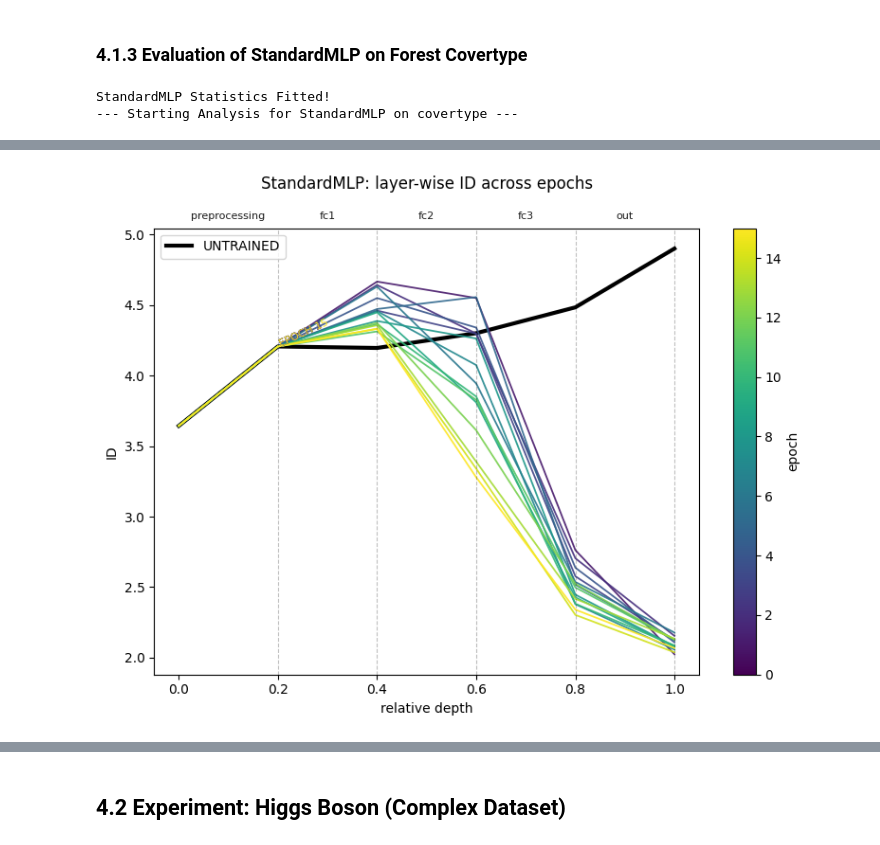
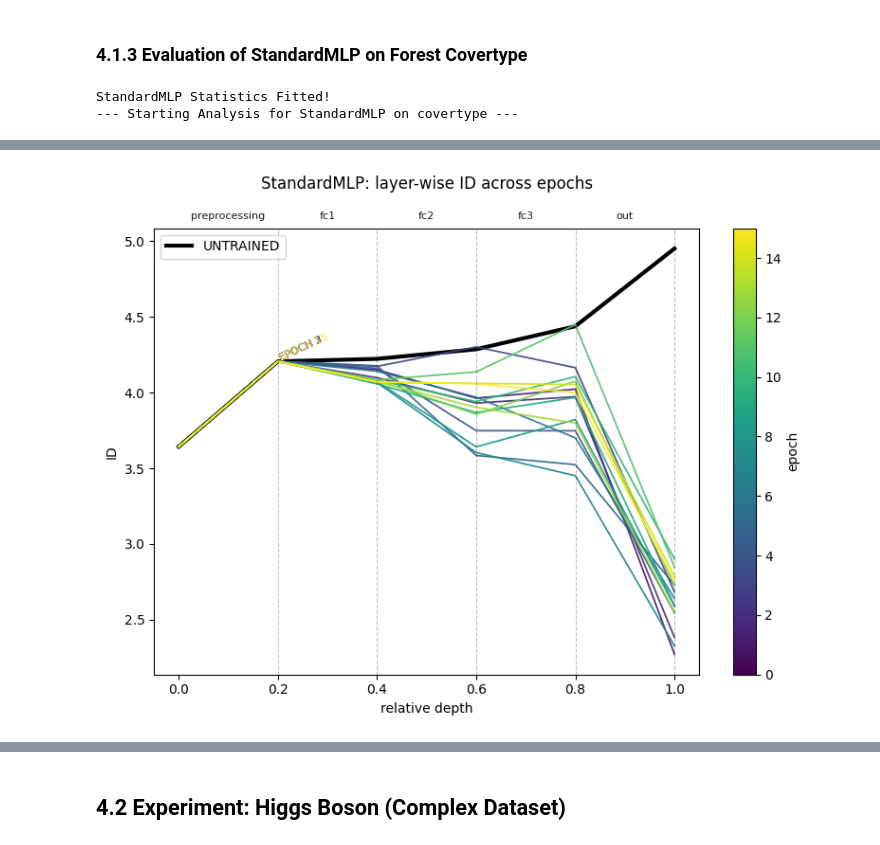
Before and after one commit to lilian70nn/intrinsic-dimension, a Jupyter notebook: notebooks/Task2.ipynb, the cells around one changed output, grey strips where cells are left out. Drawn from its saved outputs; the diff is of its cells as text; code cells hidden in the pictures.

```diff
--- a/notebooks/Task2.ipynb
+++ b/notebooks/Task2.ipynb
@@ -892,6 +1062,7 @@ depths, result_per_batch, result_per_epoch, result_0_and_best_epoch, StandardMLP
         adult_test,
         estimator,
         criterion,
+        metrics,
         optimizer,
         id_logging_interval,
         device=device,
@@ -961,7 +1132,7 @@ Building on the reusable analysis routine `report_id_statistics`, we further imp
 This wrapper standardizes dataset loading, model instantiation, and optimization settings, enabling consistent and comparable intrinsic dimension analysis across datasets with different feature structures and label cardinalities.
 # %%
 def report_id_statistics(model, estimator, train_loader, test_loader, data_name,
-                         depth_fns, epochs, optimizer, criterion, id_logging_interval,
+                         depth_fns, epochs, optimizer, criterion, metrics, id_logging_interval,
                          device, epoch_scheduler=None, batch_scheduler=None,y_lim=50,
                          show=True,savepath=None):
 
@@ -986,6 +1157,7 @@ def report_id_statistics(model, estimator, train_loader, test_loader, data_name,
             test_loader,
             estimator,
             criterion,
+            metrics,
             optimizer,
             id_logging_interval,
             device=device,
@@ -1046,9 +1218,9 @@ depth_fns = {"RealMLP":getDepths_RealMLP_TD,
              }
 
 
-def evaluate_model_on_data(data_id, model_name, num_classes, opt_lr, opt_wd,num_train=20000, num_test=2000,
+def evaluate_model_on_data(data_id, model_name, opt_lr, opt_wd,num_classes=None, num_train=20000, num_test=2000,
                            epochs=15, id_logging_interval=15, estimator=None,
-                           depth_fns=depth_fns, device=None, criterion=None,
+                           depth_fns=depth_fns, device=None, criterion=None, metrics=None,
                            y_lim=50,k=10, savepath=None, show=True):
     if device is None:
         device = torch.device("cuda" if torch.cuda.is_available() else "cpu")
@@ -1060,11 +1232,13 @@ def evaluate_model_on_data(data_id, model_name, num_classes, opt_lr, opt_wd,num_
     train_loader, test_loader, num_numerical, cardinality = make_dataloaders(data, num_train, num_test, seed=42)
     if model_name == "RealMLP":
         model = {model_name: MODELS[model_name](num_numerical, cardinality, num_classes)}
-        model[model_name].fit_statistics(train_loader.dataset.tensors[0],
-                                        train_loader.dataset.tensors[1])
+        model[model_name].fit_statistics(
+            train_loader.dataset.x_num,
+            train_loader.dataset.x_cat
+        )
     elif model_name == "StandardMLP":
         model = {model_name: MODELS[model_name](num_numerical, cardinality, num_classes)}
-        model[model_name].fit_statistics(train_loader.dataset.tensors[0])
+        model[model_name].fit_statistics(train_loader.dataset.x_num)
     elif model_name == "TabM":
         model = {model_name: MODELS[model_name](num_numerical, cardinality, k, num_classes)}
     else:
@@ -1074,7 +1248,28 @@ def evaluate_model_on_data(data_id, model_name, num_classes, opt_lr, opt_wd,num_
     (model_name, net), = model.items()
 
     if criterion is None:
-        criterion = nn.CrossEntropyLoss()
+        if model_name == "TabM":
+            if num_classes is None:
+                criterion = regress_mse_ensemble_sum
+            else:
+                criterion = classif_ce_ensemble_sum
+        else:
+            if num_classes is None:
+                criterion = regress_mse_sum
+            else:
+                criterion = torch.nn.CrossEntropyLoss(reduction="sum")
+    if metrics is None:
+        if model_name == "TabM":
+            if num_classes is None:
+                metrics = regress_mse_ensemble_sum
+            else:
+                metrics = classif_accuracy_ensemble_sum
+        else:
+            if num_classes is None:
+                metrics = regress_mse_sum
+            else:
+                metrics = accuracy_sum
+
     optimizer = torch.optim.Adam(
         net.parameters(),
         lr=opt_lr,
@@ -1095,6 +1290,7 @@ def evaluate_model_on_data(data_id, model_name, num_classes, opt_lr, opt_wd,num_
         epochs,
         optimizer,
         criterion,
+        metrics,
         id_logging_interval,
         device,
         batch_scheduler=scheduler,
@@ -1132,8 +1328,8 @@ RealMLP statistics fitted.
 # %% [markdown]
 ### 4.1.3 Evaluation of **StandardMLP** on **Forest Covertype**
 # %%
-evaluate_model_on_data(data_id=150,model_name="StandardMLP",num_classes=7,k=6,
-                       opt_lr=1e-2,opt_wd=1e-2)
+evaluate_model_on_data(data_id=150,model_name="StandardMLP",
+                       opt_lr=1e-2,opt_wd=1e-2,num_classes=7)
 # %% [output]
 StandardMLP Statistics Fitted!
 --- Starting Analysis for StandardMLP on covertype ---
@@ -1141 +1337 @@ StandardMLP Statistics Fitted!
-[figure, old version]
+[figure, new version]
```
Also changed, not shown: parts of 19 cells of this notebook, 3 other files.
